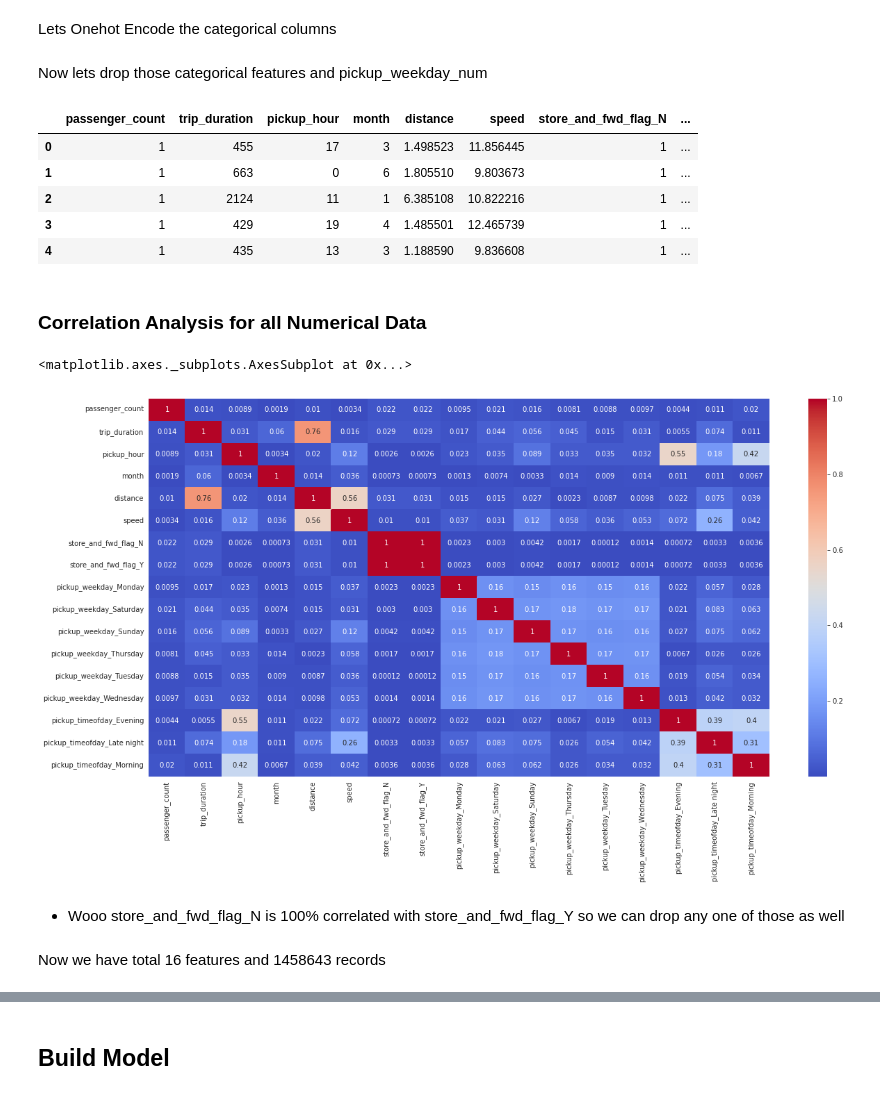
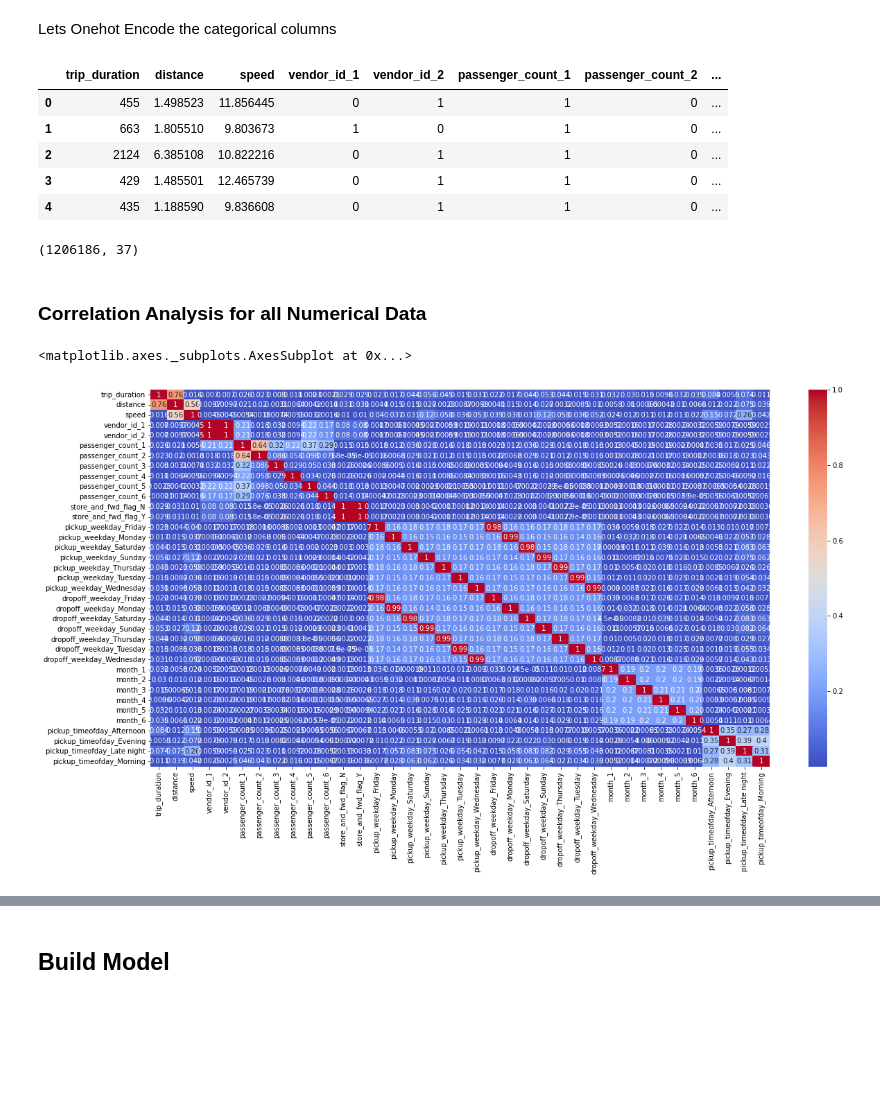
Before and after one commit to B-Murali-Krishna/NYC_Taxi_Trip_Time_Prediction--Capstone_Project, a Jupyter notebook: NYC_Taxi_Trip_Time_Prediction.ipynb, the cells around one changed output, grey strips where cells are left out. Cells and saved outputs as stored; diff of their text form; code cells hidden in the pictures; blank space fills up the shorter version.

```diff
--- a/NYC_Taxi_Trip_Time_Prediction.ipynb
+++ b/NYC_Taxi_Trip_Time_Prediction.ipynb
@@ -551,3 +548,6 @@ df.drop('dropoff_weekday',axis=1,inplace=True)
+# %%
+#we can also remove "pickup_weekday_num" as "pickup_weekday" and "dropoff_weekday" information also avalibale
+df.drop(['pickup_weekday_num'],axis=1,inplace=True)
 # %% [markdown]
 ## Bivariate Analysis
 # %% [markdown]
@@ -705,4 +705,4 @@ sns.heatmap(abs(corelation), annot=True, cmap='coolwarm')
 * Trip Duration is least correlated with the Vendor ID so we can drop that aswell
 * Trip Duration and distance are highly correlated as expected
 # %%
-df.drop('vendor_id',axis=1,inplace=True)
+# df.drop('vendor_id',axis=1,inplace=True)
@@ -731,8 +732,15 @@ memory usage: 141.2+ MB
 # %% [markdown]
 Lets Onehot Encode the categorical columns
 # %%
-encodings = pd.get_dummies(df.store_and_fwd_flag, prefix='store_and_fwd_flag')
-df = pd.concat([df,encodings], axis = 1)
+# time_encodes = pd.get_dummies(df.pickup_timeofday, prefix='pickup_timeofday', drop_first=True)
+# df = pd.concat([df,time_encodes], axis = 1,)
 # %%
-dummies = pd.get_dummies(df.pickup_weekday, prefix='pickup_weekday', drop_first=True)
-df = pd.concat([df,dummies], axis = 1,)
+# One hot encod
+final_df = pd.get_dummies(df, columns=["vendor_id",
+                                         "passenger_count",
+                                         "store_and_fwd_flag",
+                                         "pickup_weekday",
+                                         "dropoff_weekday",
+                                         "month",
+                                         "pickup_timeofday"])
+# df = pd.concat([df,encodes], axis = 1)
@@ -742,2 +746,0 @@ df = pd.concat([df,time_encodes], axis = 1,)
-# %% [markdown]
-Now lets drop those categorical features and pickup_weekday_num
@@ -746,20 +747,22 @@ df.drop(['store_and_fwd_flag','pickup_weekday','pickup_timeofday','pickup_weekda
 # %%
-df.head()
+final_df.head()
 # %% [output]
-|  | passenger_count | trip_duration | pickup_hour | month | distance | speed | store_and_fwd_flag_N | ... |
-| 0 | 1 | 455 | 17 | 3 | 1.498523 | 11.856445 | 1 | ... |
-| 1 | 1 | 663 | 0 | 6 | 1.805510 | 9.803673 | 1 | ... |
-| 2 | 1 | 2124 | 11 | 1 | 6.385108 | 10.822216 | 1 | ... |
-| 3 | 1 | 429 | 19 | 4 | 1.485501 | 12.465739 | 1 | ... |
-| 4 | 1 | 435 | 13 | 3 | 1.188590 | 9.836608 | 1 | ... |
+|  | trip_duration | distance | speed | vendor_id_1 | vendor_id_2 | passenger_count_1 | passenger_count_2 | ... |
+| 0 | 455 | 1.498523 | 11.856445 | 0 | 1 | 1 | 0 | ... |
+| 1 | 663 | 1.805510 | 9.803673 | 1 | 0 | 1 | 0 | ... |
+| 2 | 2124 | 6.385108 | 10.822216 | 0 | 1 | 1 | 0 | ... |
+| 3 | 429 | 1.485501 | 12.465739 | 0 | 1 | 1 | 0 | ... |
+| 4 | 435 | 1.188590 | 9.836608 | 0 | 1 | 1 | 0 | ... |
+# %%
+final_df.shape
+# %% [output]
+(1206186, 37)
 # %% [markdown]
 ### Correlation Analysis for all Numerical Data
 # %%
 plt.figure (figsize= (20,10))
-corelation= df.corr()
+corelation= final_df.corr()
 sns.heatmap(abs(corelation), annot=True, cmap='coolwarm')
 # %% [output]
 <matplotlib.axes._subplots.AxesSubplot at 0x...>
-[figure, old version]
+[figure, new version]
-# %% [markdown]
-* Wooo store_and_fwd_flag_N is 100% correlated with store_and_fwd_flag_Y so we can drop any one of those as well
@@ -768,2 +768,0 @@ df.drop('store_and_fwd_flag_Y',axis=1,inplace=True)
-# %% [markdown]
-Now we have total 16 features and 1458643 records
```
Also changed, not shown: parts of 84 cells of this notebook.
